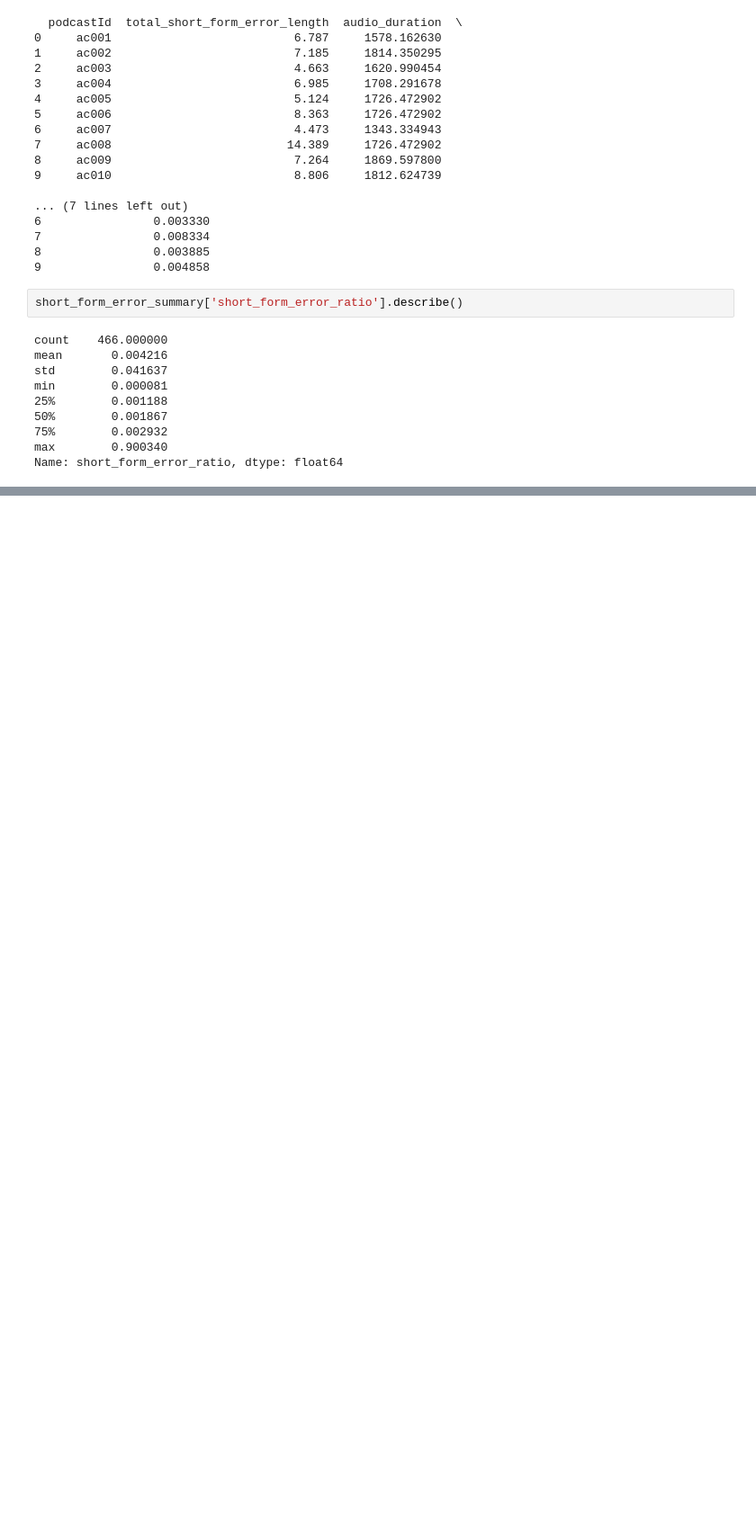
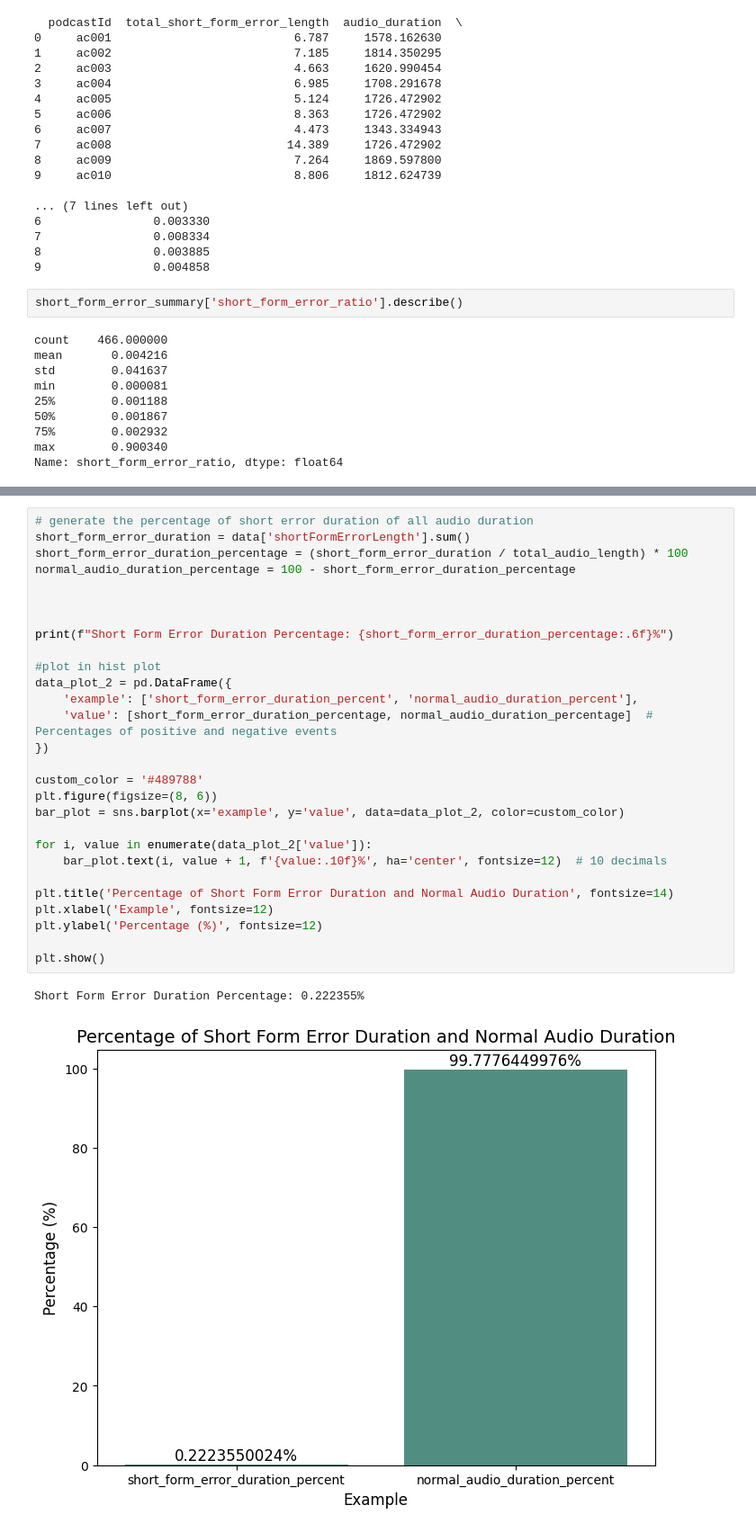
Before and after one commit to pp-never-cares/speech_error_classification, a Jupyter notebook: EDA/EDA_for_error.ipynb, the cells around one changed output, grey strips where cells are left out. Shown: that part at 90% size. Saved outputs shown, nothing was run; the diff lists cells and outputs as text; blank space fills up the shorter version.

```diff
--- a/EDA/EDA_for_error.ipynb
+++ b/EDA/EDA_for_error.ipynb
@@ -541,0 +712,31 @@ Name: short_form_error_ratio, dtype: float64
+# %%
+# generate the percentage of short error duration of all audio duration
+short_form_error_duration = data['shortFormErrorLength'].sum()
+short_form_error_duration_percentage = (short_form_error_duration / total_audio_length) * 100
+normal_audio_duration_percentage = 100 - short_form_error_duration_percentage
+
+
+
+print(f"Short Form Error Duration Percentage: {short_form_error_duration_percentage:.6f}%")
+
+#plot in hist plot
+data_plot_2 = pd.DataFrame({
+    'example': ['short_form_error_duration_percent', 'normal_audio_duration_percent'],
+    'value': [short_form_error_duration_percentage, normal_audio_duration_percentage]  # Percentages of positive and negative events
+})
+
+custom_color = '#489788'
+plt.figure(figsize=(8, 6))
+bar_plot = sns.barplot(x='example', y='value', data=data_plot_2, color=custom_color)
+
+for i, value in enumerate(data_plot_2['value']):
+    bar_plot.text(i, value + 1, f'{value:.10f}%', ha='center', fontsize=12)  # 10 decimals
+
+plt.title('Percentage of Short Form Error Duration and Normal Audio Duration', fontsize=14)
+plt.xlabel('Example', fontsize=12)
+plt.ylabel('Percentage (%)', fontsize=12)
+
+plt.show()
+# %% [output]
+Short Form Error Duration Percentage: 0.222355%
+[figure, added]
```
Also changed, not shown: parts of 22 cells of this notebook.
